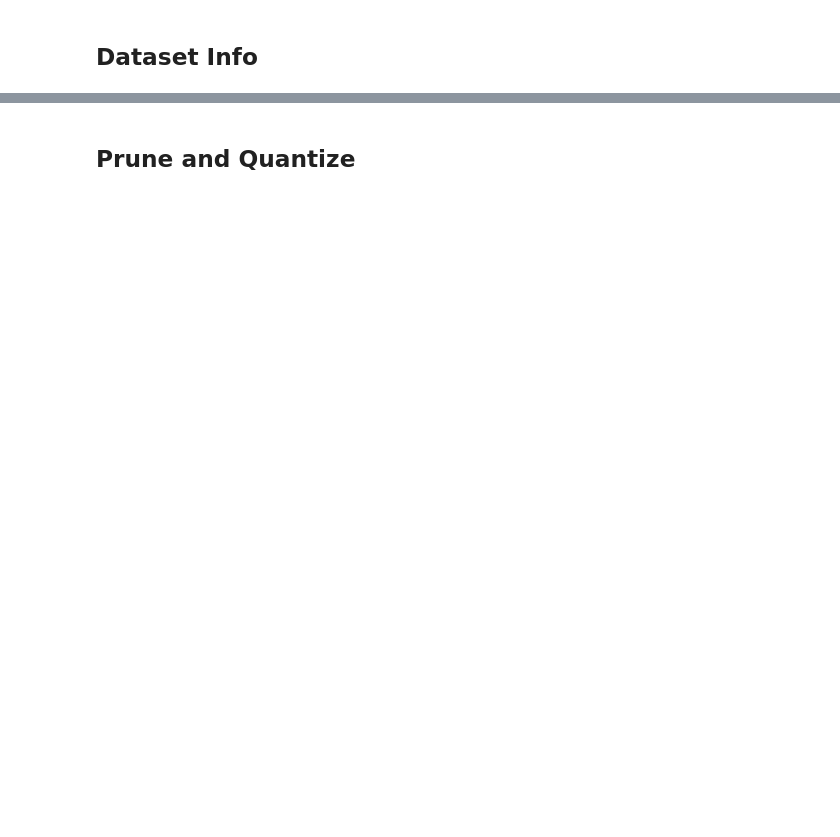
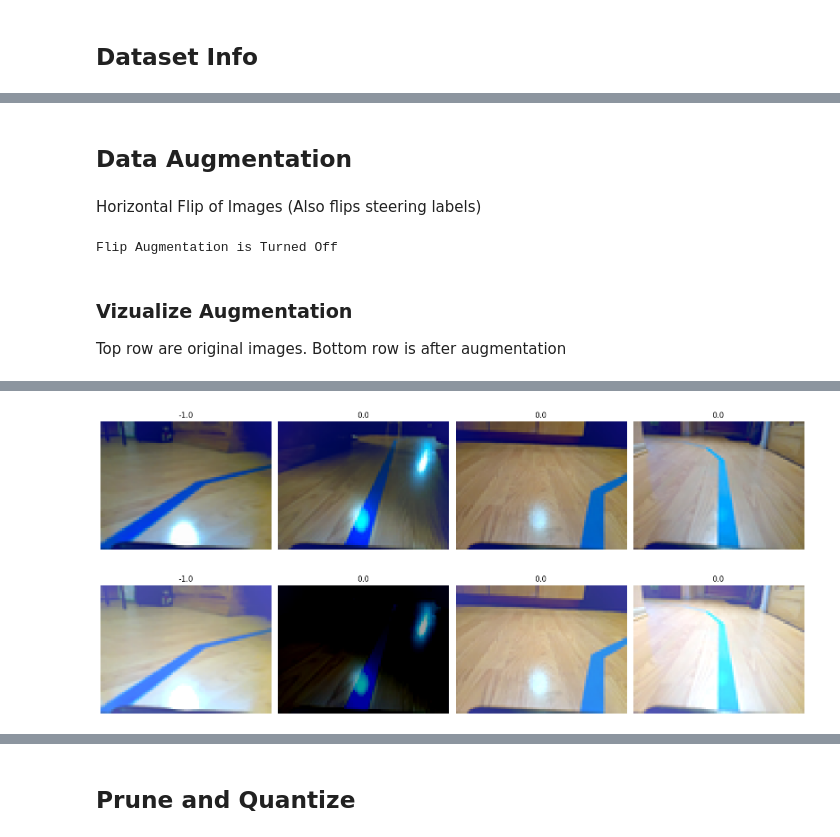
Before and after one commit to TrevorChartier/ImitationLearningLaymo, a Jupyter notebook: notebooks/model_training.ipynb, the cells around one changed output, grey strips where cells are left out. Saved outputs shown, nothing was run; the diff lists cells and outputs as text; code cells hidden in the pictures; blank space fills up the shorter version.

```diff
--- a/notebooks/model_training.ipynb
+++ b/notebooks/model_training.ipynb
@@ -67,0 +161,66 @@ plt.show()
+# %% [markdown]
+## Data Augmentation
+# %% [markdown]
+Horizontal Flip of Images (Also flips steering labels)
+# %%
+FLIP_AUGMENTATION = False
+
+if FLIP_AUGMENTATION:
+  steering_col = train_labels[:, -1]
+  indices = np.where((steering_col == -1) | (steering_col == 1))[0]
+
+  train_imgs_steering_only = train_imgs[indices].copy()
+  train_labels_steering_only = train_labels[indices].copy()
+
+  train_imgs_flipped = tf.image.flip_left_right(train_imgs_steering_only)
+
+  # Flip steering values
+  train_labels_steering_only[:, -1] = train_labels_steering_only[:, -1] * -1
+
+  # Append to flipped data to original data
+  train_imgs = np.concatenate([train_imgs, train_imgs_flipped], axis=0)
+  train_labels = np.concatenate([train_labels, train_labels_steering_only], axis=0)
+else:
+  print("Flip Augmentation is Turned Off")
+# %% [output]
+Flip Augmentation is Turned Off
+# %%
+# A selection of augmentation techniques (must be added to augment_image pipeline to take effect)
+rotation = keras.layers.RandomRotation(0.01)
+translation = keras.layers.RandomTranslation(0.05, 0.05)
+zoom = keras.layers.RandomZoom(0.01)
+brightness = keras.layers.RandomBrightness(0.0015)
+noise = keras.layers.GaussianNoise(0.015)
+
+def augment_image(img):
+    img = brightness(img, training=True)
+    return img
+
+# Apply to dataset
+augmented_train_imgs = augment_image(train_imgs)
+# %% [markdown]
+### Vizualize Augmentation
+
+Top row are original images. Bottom row is after augmentation
+# %%
+plt.figure(figsize=(16, 8))
+
+indices = [random.randint(0, len(train_imgs) - 1) for _ in range(4)]
+
+# Top row: original images
+for i, idx in enumerate(indices):
+    ax = plt.subplot(2, 4, i + 1)
+    plt.imshow(train_imgs[idx])
+    plt.title(train_labels[idx][-1])
+    plt.axis("off")
+
+# Bottom row: augmented images (same indices)
+for i, idx in enumerate(indices):
+    ax = plt.subplot(2, 4, i + 5)
+    plt.imshow(augmented_train_imgs[idx])
+    plt.title(train_labels[idx][-1])
+    plt.axis("off")
+
+plt.tight_layout()
+plt.show()
+# %% [output]
@@ -68,3 +230,4 @@ plt.show()
+[figure, added]
 # %%
 import matplotlib.pyplot as plt
 
```
Also changed, not shown: parts of 54 cells of this notebook, 3 other files.
